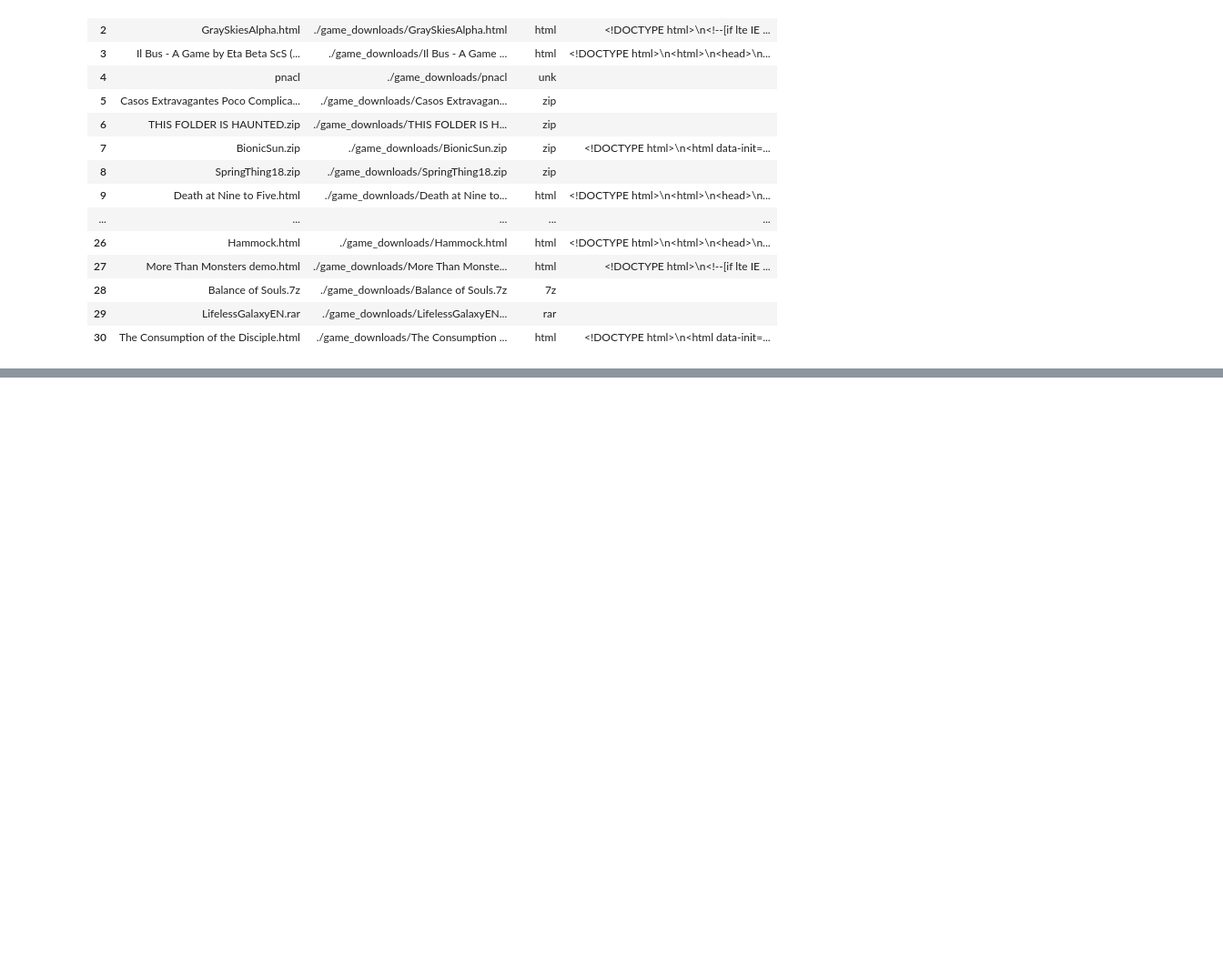
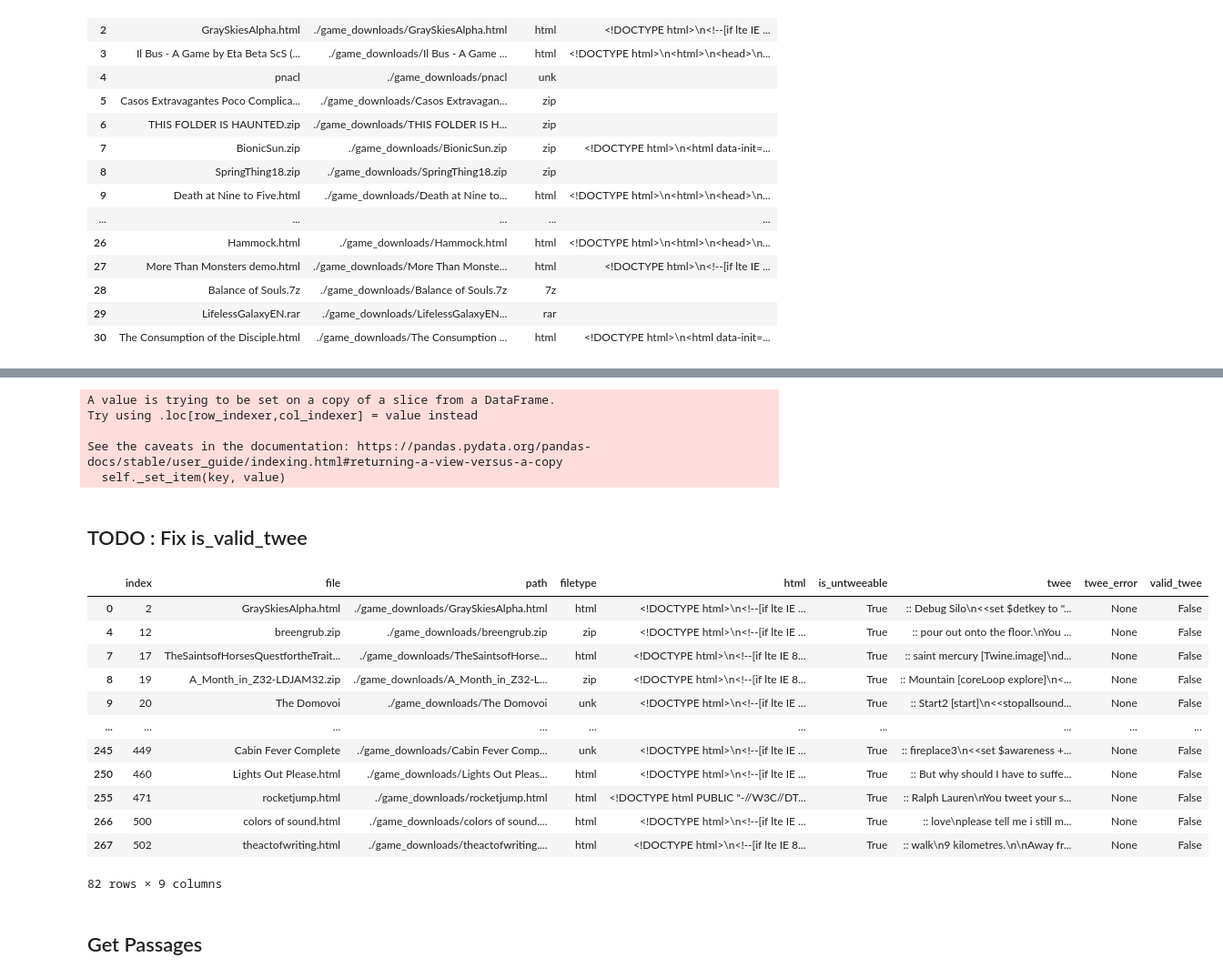
Before and after one commit to alex-calderwood/spindle, a Jupyter notebook: data_exploration.ipynb, the cells around one changed output, grey strips where cells are left out. Shown at 91% size. Drawn from its saved outputs; the diff is of its cells as text; code cells hidden in the pictures; blank space fills up the shorter version.

```diff
--- a/data_exploration.ipynb
+++ b/data_exploration.ipynb
@@ -115,0 +104,6 @@ twine.head(20)
+# %%
+valid_twine['is_untweeable'] = valid_twine.html.apply(lambda x: twee_utils.is_untweeable(x))
+valid_twine
+valid_twine[valid_twine.is_untweeable]
+tweeable_twine = valid_twine[valid_twine.is_untweeable]
+tweeable_twine
@@ -115,0 +124,15 @@ twine.head(20)
+# %%
+def untwee(s):
+    html = s['html']
+    file = twee_utils.make_temp_file(html)
+    twee, error = twee_utils.untwee(file)
+    twee_utils.delete_temp_file(file)
+    return twee, error
+
+# head = valid_twine.head(5)
+
+tweeable_twine[['twee', 'twee_error']] = tweeable_twine.progress_apply(untwee, axis=1, result_type='expand')
+tweeable_twine
+# head['twee'], head['twee_error'] = valid_twine.html.apply(
+#     (lambda x: untwee(x)), result_type='expand'
+# ).T.values
@@ -115,0 +174,29 @@ twine.head(20)
+# %%
+tweeable_twine.twee = tweeable_twine.twee.str.decode("utf-8")
+# %% [output]
+A value is trying to be set on a copy of a slice from a DataFrame.
+Try using .loc[row_indexer,col_indexer] = value instead
+
+See the caveats in the documentation: https://pandas.pydata.org/pandas-docs/stable/user_guide/indexing.html#returning-a-view-versus-a-copy
+  self._set_item(key, value)
+# %% [markdown]
+## TODO : Fix is_valid_twee
+# %%
+tweeable_twine['valid_twee'] = tweeable_twine.twee.apply(twee_utils.is_valid_twee)
+tweeable_twine
+# %% [output]
+|  | index | file | path | filetype | html | is_untweeable | twee | twee_error | valid_twee |
+| 0 | 2 | GraySkiesAlpha.html | ./game_downloads/GraySkiesAlpha.html | html | ﻿<!DOCTYPE html>\n<!--[if lte IE ... | True | :: Debug Silo\n<<set $detkey to "... | None | False |
+| 4 | 12 | breengrub.zip | ./game_downloads/breengrub.zip | zip | ﻿<!DOCTYPE html>\n<!--[if lte IE ... | True | :: pour out onto the floor.\nYou ... | None | False |
+| 7 | 17 | TheSaintsofHorsesQuestfortheTrait... | ./game_downloads/TheSaintsofHorse... | html | <!DOCTYPE html>\n<!--[if lte IE 8... | True | :: saint mercury [Twine.image]\nd... | None | False |
+| 8 | 19 | A_Month_in_Z32-LDJAM32.zip | ./game_downloads/A_Month_in_Z32-L... | zip | <!DOCTYPE html>\n<!--[if lte IE 8... | True | :: Mountain [coreLoop explore]\n<... | None | False |
+| 9 | 20 | The Domovoi | ./game_downloads/The Domovoi | unk | ﻿<!DOCTYPE html>\n<!--[if lte IE ... | True | :: Start2 [start]\n<<stopallsound... | None | False |
+| ... | ... | ... | ... | ... | ... | ... | ... | ... | ... |
+| 245 | 449 | Cabin Fever Complete | ./game_downloads/Cabin Fever Comp... | unk | ﻿<!DOCTYPE html>\n<!--[if lte IE ... | True | :: fireplace3\n<<set $awareness +... | None | False |
+| 250 | 460 | Lights Out Please.html | ./game_downloads/Lights Out Pleas... | html | ﻿<!DOCTYPE html>\n<!--[if lte IE ... | True | :: But why should I have to suffe... | None | False |
+| 255 | 471 | rocketjump.html | ./game_downloads/rocketjump.html | html | <!DOCTYPE html PUBLIC "-//W3C//DT... | True | :: Ralph Lauren\nYou tweet your s... | None | False |
+| 266 | 500 | colors of sound.html | ./game_downloads/colors of sound.... | html | ﻿<!DOCTYPE html>\n<!--[if lte IE ... | True | :: love\nplease tell me i still m... | None | False |
+| 267 | 502 | theactofwriting.html | ./game_downloads/theactofwriting.... | html | <!DOCTYPE html>\n<!--[if lte IE 8... | True | :: walk\n9 kilometres.\n\nAway fr... | None | False |
+82 rows × 9 columns
+# %% [markdown]
+## Get Passages
```
Also changed, not shown: parts of 16 cells of this notebook, 3 other files.
